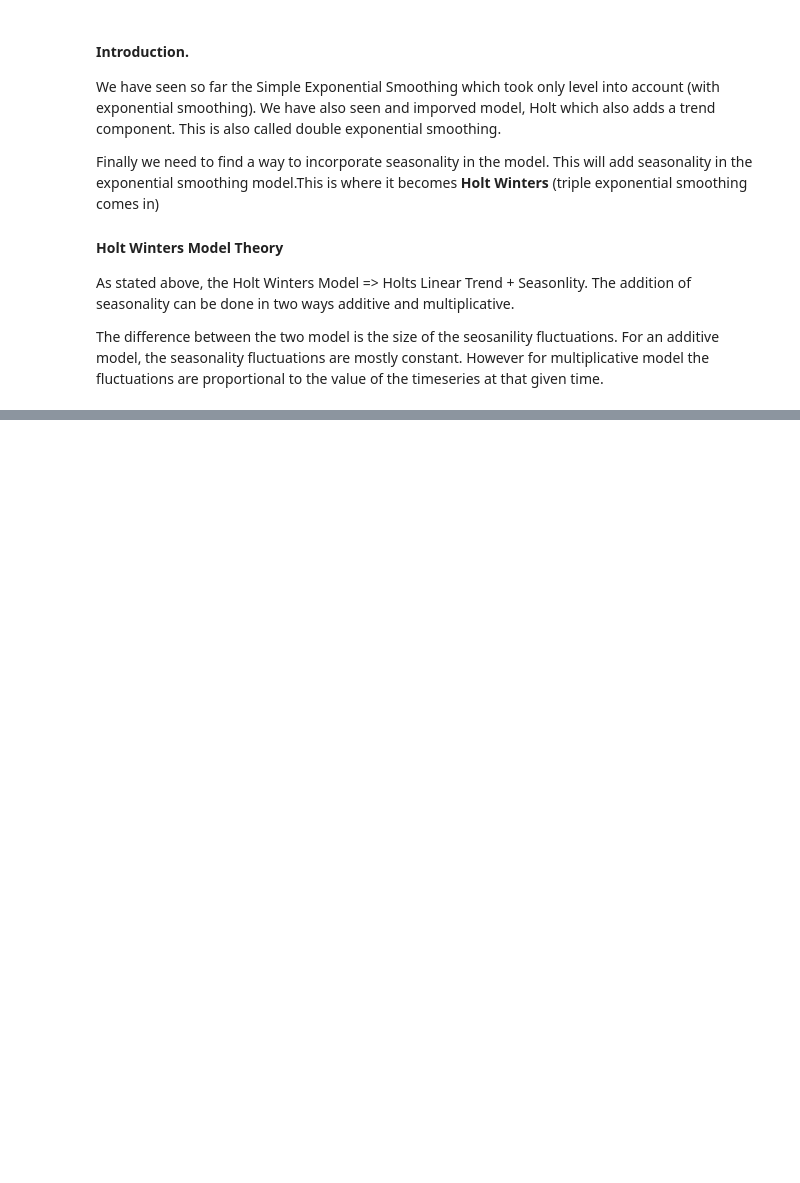
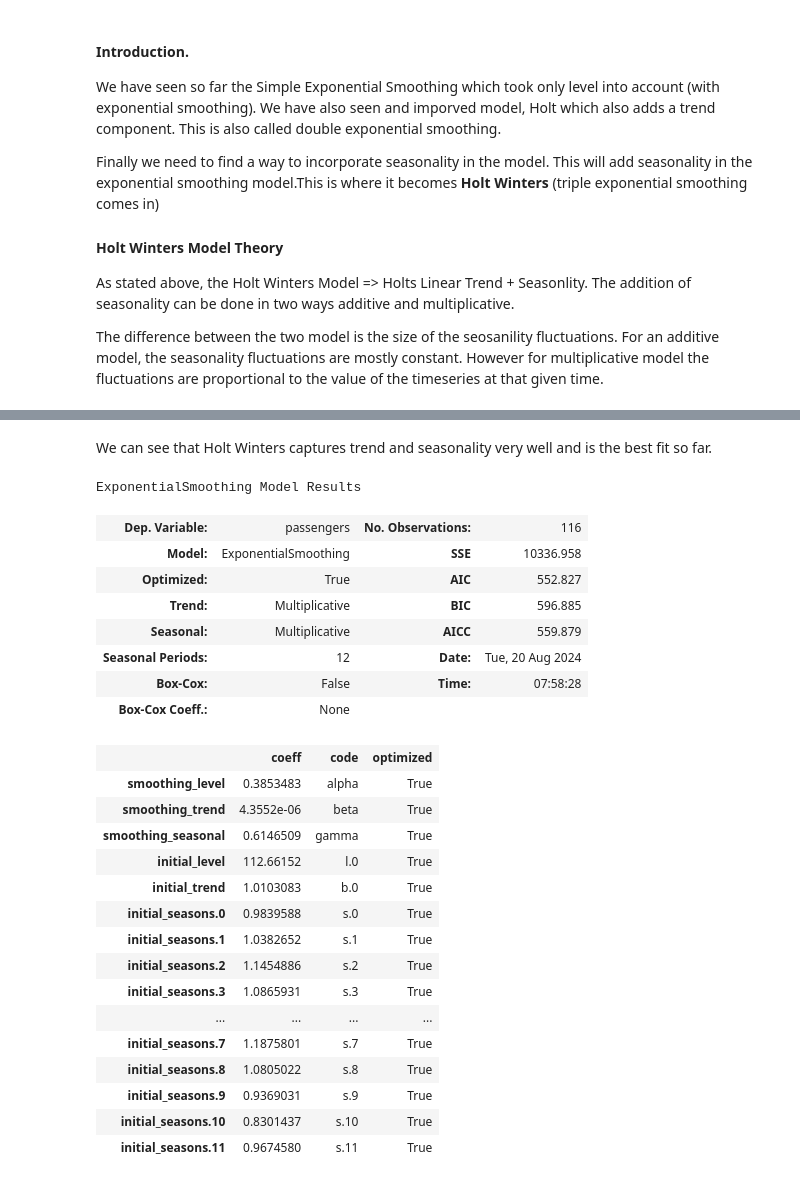
Before and after one commit to jaivrat/time-series, a Jupyter notebook: t-series-python/11-HoltWintersModel.ipynb, the cells around one changed output, grey strips where cells are left out. Saved outputs shown, nothing was run; the diff lists cells and outputs as text; code cells hidden in the pictures; blank space fills up the shorter version.

```diff
--- a/t-series-python/11-HoltWintersModel.ipynb
+++ b/t-series-python/11-HoltWintersModel.ipynb
@@ -39,0 +104,30 @@ $$
+# %% [markdown]
+We can see that Holt Winters captures trend and seasonality very well and is the best fit so far.
+# %%
+model_holt_winters.summary()
+# %% [output]
+ExponentialSmoothing Model Results
+| Dep. Variable: | passengers | No. Observations: | 116 |
+| Model: | ExponentialSmoothing | SSE | 10336.958 |
+| Optimized: | True | AIC | 552.827 |
+| Trend: | Multiplicative | BIC | 596.885 |
+| Seasonal: | Multiplicative | AICC | 559.879 |
+| Seasonal Periods: | 12 | Date: | Tue, 20 Aug 2024 |
+| Box-Cox: | False | Time: | 07:58:28 |
+| Box-Cox Coeff.: | None |  |  |
+|  | coeff | code | optimized |
+| smoothing_level | 0.3853483 | alpha | True |
+| smoothing_trend | 4.3552e-06 | beta | True |
+| smoothing_seasonal | 0.6146509 | gamma | True |
+| initial_level | 112.66152 | l.0 | True |
+| initial_trend | 1.0103083 | b.0 | True |
+| initial_seasons.0 | 0.9839588 | s.0 | True |
+| initial_seasons.1 | 1.0382652 | s.1 | True |
+| initial_seasons.2 | 1.1454886 | s.2 | True |
+| initial_seasons.3 | 1.0865931 | s.3 | True |
+| ... | ... | ... | ... |
+| initial_seasons.7 | 1.1875801 | s.7 | True |
+| initial_seasons.8 | 1.0805022 | s.8 | True |
+| initial_seasons.9 | 0.9369031 | s.9 | True |
+| initial_seasons.10 | 0.8301437 | s.10 | True |
+| initial_seasons.11 | 0.9674580 | s.11 | True |
```
Also changed, not shown: parts of 10 cells of this notebook, 1 other file.
